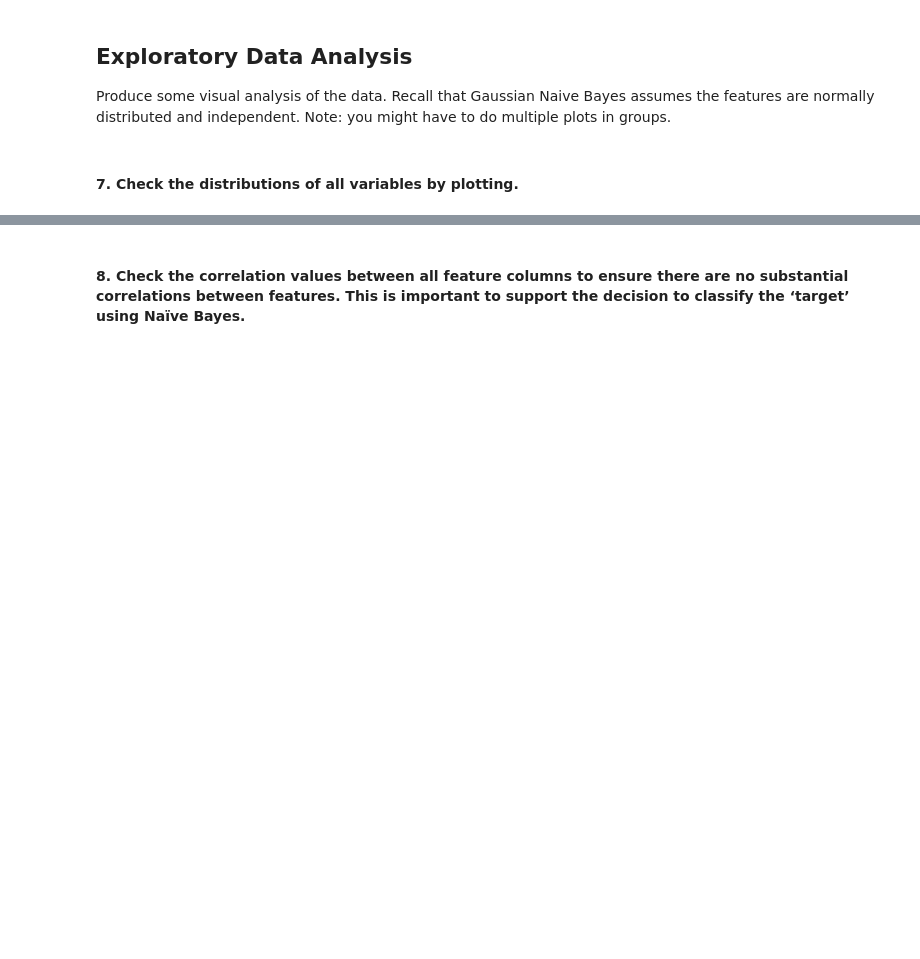
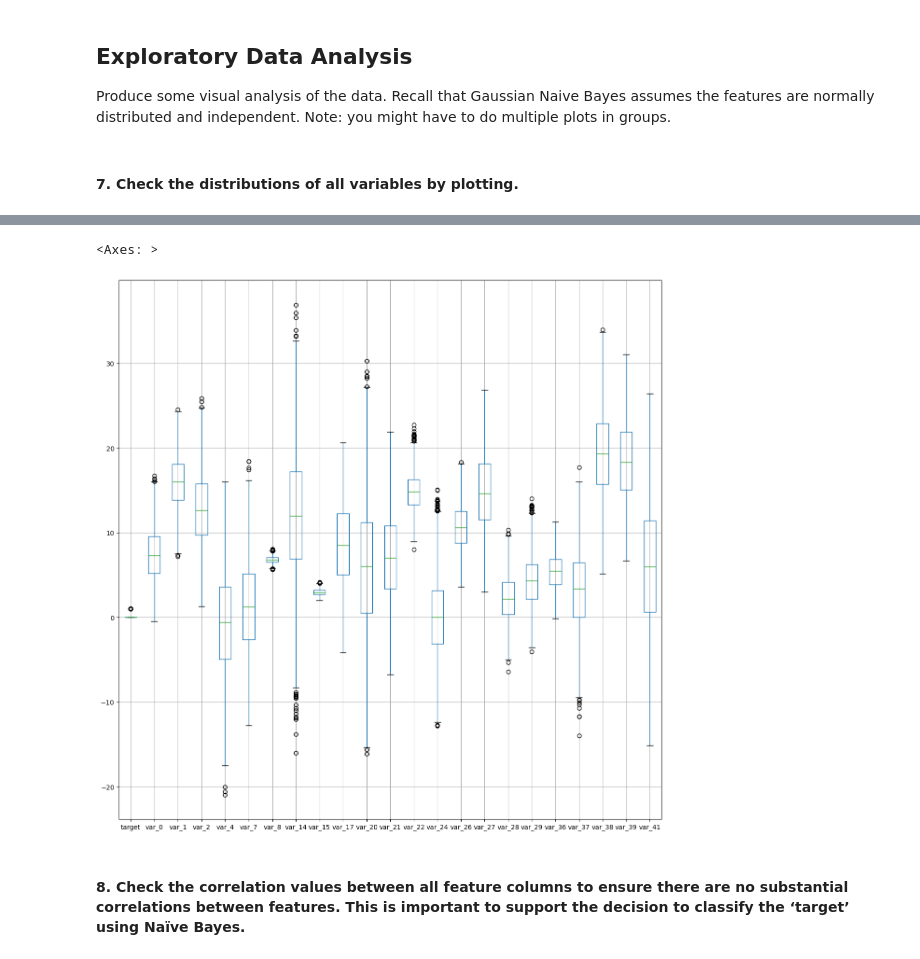
Before and after one commit to cnmi-ds-22/tanickell___Data-Science-Portfolio-C22, a Jupyter notebook: Modules/Module_1_Intro_to_DS_and_Naive_Bayes/Projects/Instructions/Project.1-Transactions/Project.1-Pass-08.ipynb, the cells around one changed output, grey strips where cells are left out. Cells and saved outputs as stored; diff of their text form; code cells hidden in the pictures; blank space fills up the shorter version.

```diff
--- a/Modules/Module_1_Intro_to_DS_and_Naive_Bayes/Projects/Instructions/Project.1-Transactions/Project.1-Pass-08.ipynb
+++ b/Modules/Module_1_Intro_to_DS_and_Naive_Bayes/Projects/Instructions/Project.1-Transactions/Project.1-Pass-08.ipynb
@@ -454,6 +781,9 @@ df.hist(figsize=(10, 10))
 # %%
 # display a boxplot
-df.boxplot(figsize=(10, 10))
+df.boxplot(figsize=(15, 15))
+# %% [output]
+<Axes: >
+[figure, added]
 # %% [markdown]
 #### 8. Check the correlation values between all **feature columns** to ensure there are no substantial correlations between features. This is important to support the decision to classify the ‘target’ using Naïve Bayes.
 # %%
```
Also changed, not shown: parts of 103 cells of this notebook.
